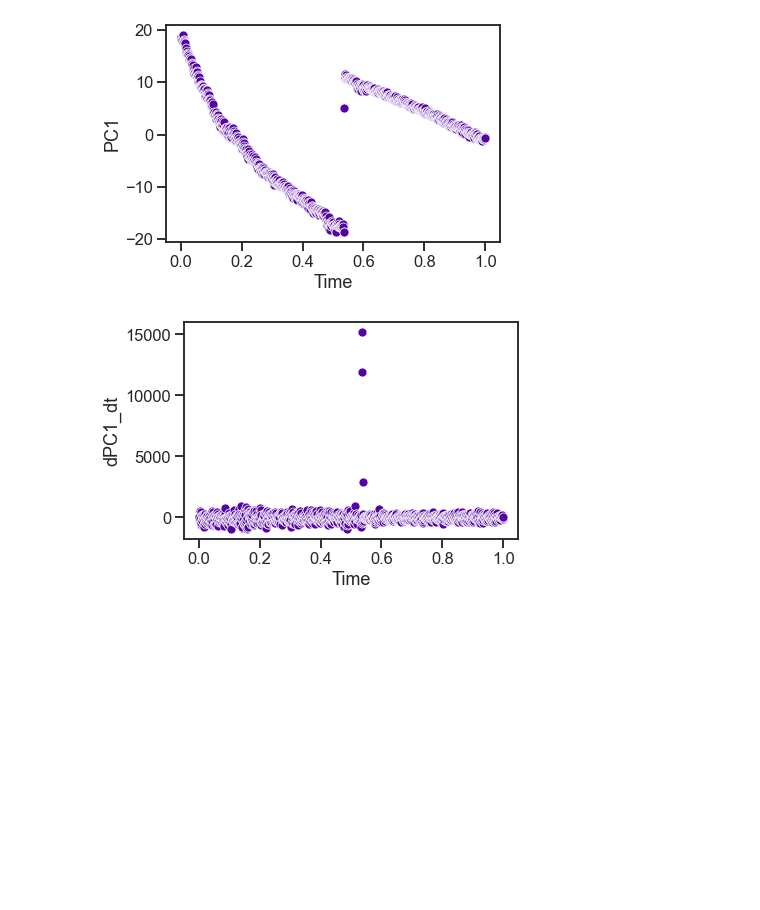
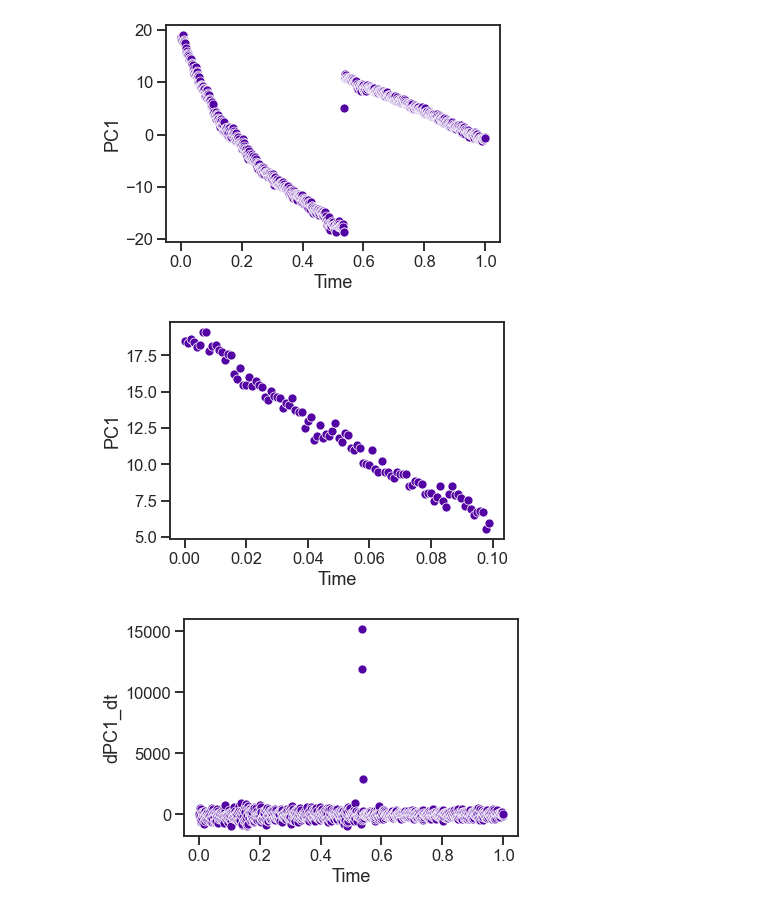
Before and after one commit to ncfrey/rheed-viz, a Jupyter notebook: Rheed-viz.ipynb, the cells around one changed output. Drawn from its saved outputs; the diff is of its cells as text; code cells hidden in the pictures; blank space fills up the shorter version.

```diff
--- a/Rheed-viz.ipynb
+++ b/Rheed-viz.ipynb
@@ -183,6 +187,10 @@ pc_df.head()
 sns.scatterplot(data=pc_df, x='Time', y='PC1');
 # %% [output]
 [figure]
+# %%
+sns.scatterplot(data=pc_df[:100], x='Time', y='PC1');
+# %% [output]
+[figure, added]
 # %%
 grad = np.gradient(pc_df['PC1'], pc_df['Time'])
 # %%
```
Also changed, not shown: parts of 22 cells of this notebook, 4 other files.
